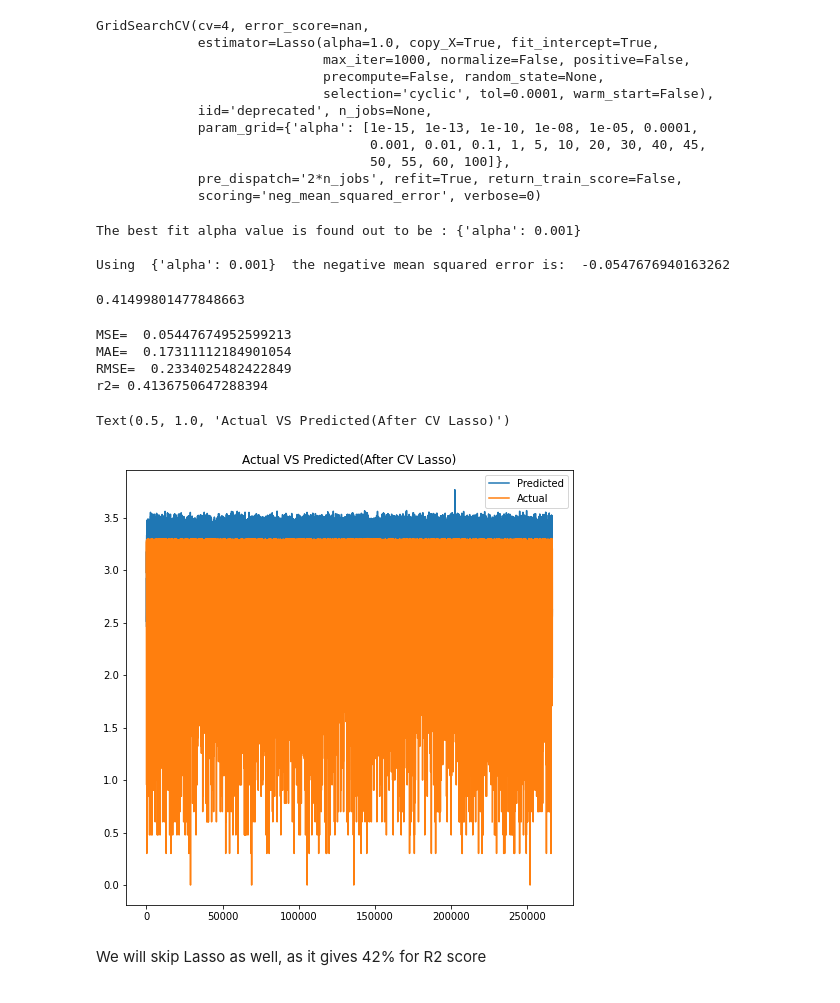
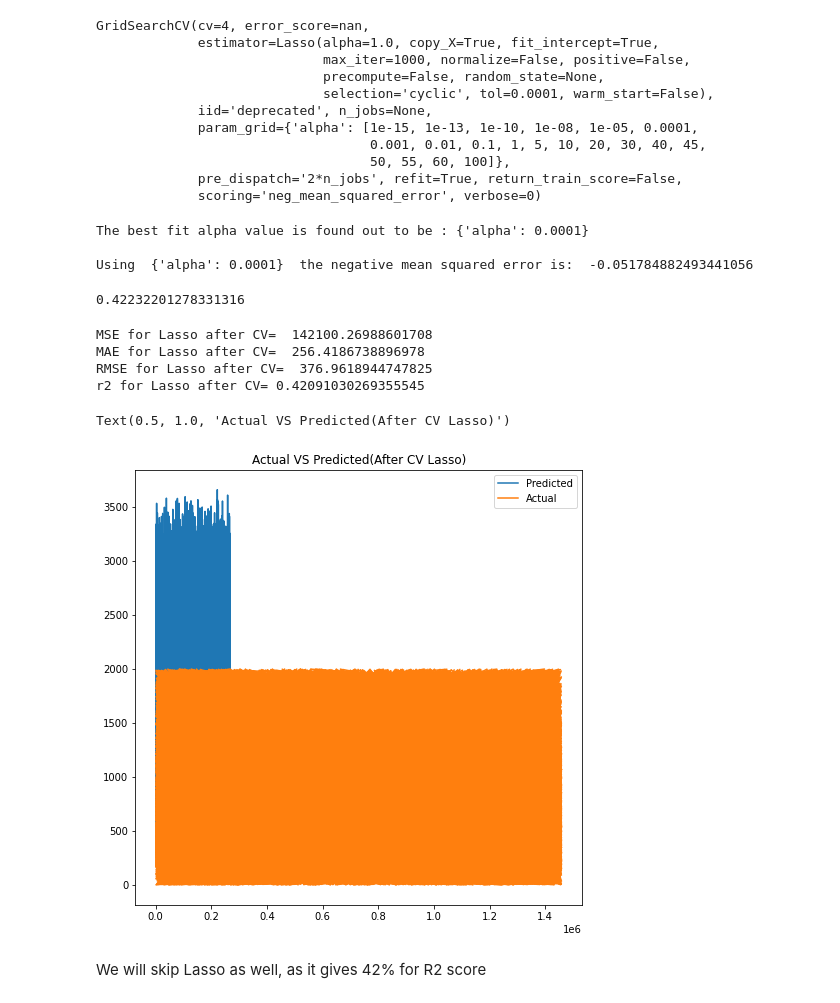
Before and after one commit to Thurab/Alma-Better-Google-Play-store-Analysis, a Jupyter notebook: NYC_Taxi_Trip_Time_Prediction_Capstone_Project.ipynb, the cells around one changed output. Drawn from its saved outputs; the diff is of its cells as text; code cells hidden in the pictures.

```diff
--- a/NYC_Taxi_Trip_Time_Prediction_Capstone_Project.ipynb
+++ b/NYC_Taxi_Trip_Time_Prediction_Capstone_Project.ipynb
@@ -706,10 +701,10 @@ from sklearn.model_selection import train_test_split
 from sklearn.metrics import mean_squared_error
 from sklearn.metrics import mean_absolute_error
 # %%
-numeric_data=['passenger_count','pickup_longitude','pickup_latitude','dropoff_longitude','dropoff_latitude',
-              'pickup_day_no', 'dropoff_day_no', 'pickup_hours', 'dropoff_hours','pickup_month', 'dropoff_month', 'distance']
+# numeric_data=['passenger_count','pickup_longitude','pickup_latitude','dropoff_longitude','dropoff_latitude',
+#               'pickup_day_no', 'dropoff_day_no', 'pickup_hours', 'dropoff_hours','pickup_month', 'dropoff_month', 'distance']
 
-# numeric_data=['passenger_count','distance','pickup_longitude','pickup_latitude','dropoff_longitude','dropoff_latitude','vendor_id']
+numeric_data=['vendor_id','passenger_count','pickup_day_no','pickup_hours','pickup_month','distance']
 # %%
 from scipy.stats import zscore
 X=df_copy[numeric_data]
@@ -1079,41 +1067,42 @@ GridSearchCV(cv=4, error_score=nan,
 print("The best fit alpha value is found out to be :" ,lasso_regressor.best_params_)
 print("\nUsing ",lasso_regressor.best_params_, " the negative mean squared error is: ", lasso_regressor.best_score_)
 # %% [output]
-The best fit alpha value is found out to be : {'alpha': 0.001}
+The best fit alpha value is found out to be : {'alpha': 0.0001}
 
-Using  {'alpha': 0.001}  the negative mean squared error is:  -0.0547676940163262
+Using  {'alpha': 0.0001}  the negative mean squared error is:  -0.051784882493441056
 # %%
+# Making Lambda to 0.001
 lasso=Lasso(alpha=0.001,max_iter=3000)
 lasso.fit(X_train,y_train)
 lasso.score(X_train,y_train)
 # %% [output]
-0.41499801477848663
+0.42232201278331316
 # %%
 y_pred_lasso=lasso.predict(X_test)
 # %%
-MSE=mean_squared_error((y_test),(y_pred_lasso))
-MAE=mean_absolute_error((y_test),(y_pred_lasso))
+MSE=mean_squared_error(10**(y_test),10**(y_pred_lasso))
+MAE=mean_absolute_error(10**(y_test),10**(y_pred_lasso))
 RMSE=np.sqrt(MSE)
-print('MSE= ',MSE)
-print('MAE= ',MAE)
-print('RMSE= ',RMSE)
+print('MSE for Lasso after CV= ',MSE)
+print('MAE for Lasso after CV= ',MAE)
+print('RMSE for Lasso after CV= ',RMSE)
 
 r2=r2_score(y_test,y_pred)
-print('r2=',r2)
+print('r2 for Lasso after CV=',r2)
 # %% [output]
-MSE=  0.05447674952599213
-MAE=  0.17311112184901054
-RMSE=  0.2334025482422849
-r2= 0.4136750647288394
+MSE for Lasso after CV=  142100.26988601708
+MAE for Lasso after CV=  256.4186738896978
+RMSE for Lasso after CV=  376.9618944747825
+r2 for Lasso after CV= 0.42091030269355545
 # %%
 plt.figure(figsize=(8,8))
-plt.plot((y_pred_lasso))
-plt.plot(np.array((y_test)))
+plt.plot(10**(y_pred_lasso))
+plt.plot(10**(y_test))
 plt.legend(['Predicted','Actual'])
 plt.title('Actual VS Predicted(After CV Lasso)')
 # %% [output]
 Text(0.5, 1.0, 'Actual VS Predicted(After CV Lasso)')
-[figure, old version]
+[figure, new version]
 # %% [markdown]
 We will skip Lasso as well, as it gives 42% for R2 score
 # %% [markdown]
```
Also changed, not shown: parts of 49 cells of this notebook.
